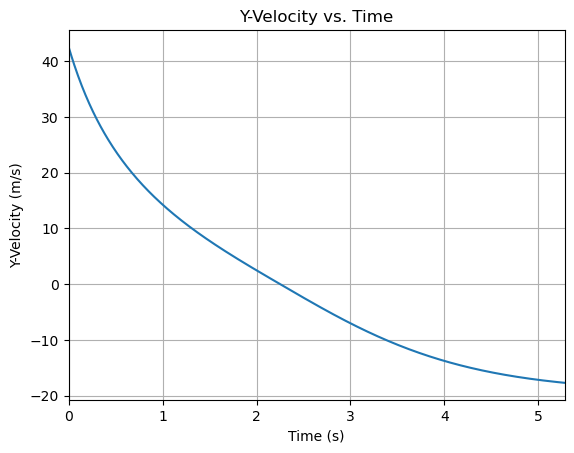
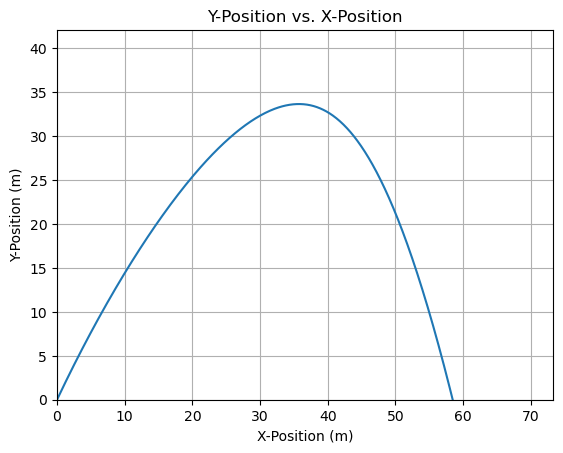
The change to this notebook cell's code, shown as a diff; its figure went from the first image to the second:
--- before
+++ after
@@ -50,40 +50,4 @@
     px_array[i] = 0.5*ax*dt**2 + vx_array[i-1]*dt + px_array[i-1]
 
-#Y-direction plots.
-plt.figure()
-plt.xlabel("Time (s)")
-plt.ylabel("Y-Velocity (m/s)")
-plt.title("Y-Velocity vs. Time")
-plt.xlim(0, t[index[0][0]])
-plt.grid()
-plt.plot(t, vy_array)
-
-# plt.figure()
-# plt.xlabel("Time (s)")
-# plt.ylabel("Y-Position (m/s)")
-# plt.ylim(0, np.max(py_array)*1.25)
-# plt.xlim(0, t[index[0][0]])
-# plt.title("Y-Position vs. Time")
-# plt.grid()
-# plt.plot(t, py_array)
-
-#X-direction plots.
-plt.figure()
-plt.xlabel("Time (s)")
-plt.ylabel("X-Velocity (m/s)")
-plt.title("X-Velocity vs. Time")
-plt.xlim(0, t[index[0][0]])
-plt.grid()
-plt.plot(t, vx_array)
-
-# plt.figure()
-# plt.xlabel("Time (s)")
-# plt.ylabel("X-Position (m/s)")
-# plt.ylim(0, np.max(px_array)*1.25)
-# plt.xlim(0, t[index[0][0]])
-# plt.title("X-Position vs. Time")
-# plt.grid()
-# plt.plot(t, px_array)
-
 #XY-Position graph
 plt.figure()

Commit: again